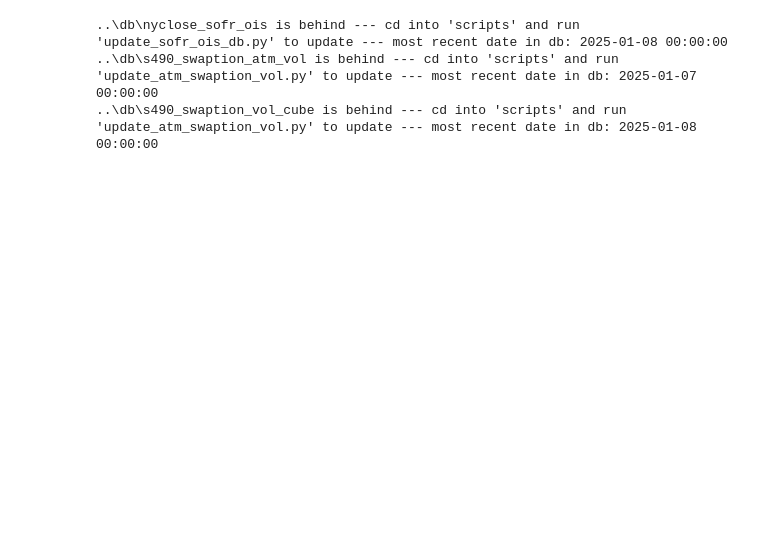
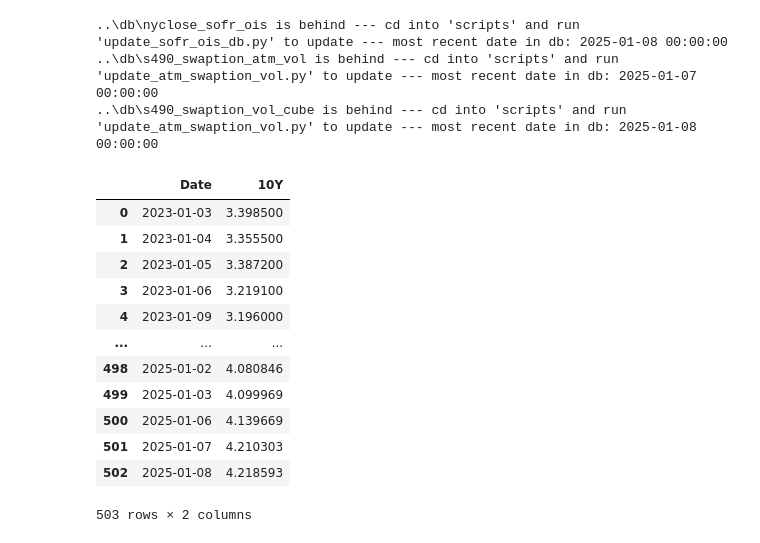
Before and after one commit to pfin/Curvy-CUSIPs, a Jupyter notebook: notebooks/temp.ipynb, the cells around one changed output. Saved outputs shown, nothing was run; the diff lists cells and outputs as text; code cells hidden in the pictures; blank space fills up the shorter version.

```diff
--- a/notebooks/temp.ipynb
+++ b/notebooks/temp.ipynb
@@ -63,3 +66,20 @@ fwd_grid_dict, ql_curves = s490_swaps.s490_nyclose_fwd_curve_matrices(
     ql_piecewise_method="logLinearDiscount",
     fwd_tenors=fwd_tenors,
 )
+# %%
+timeseries_df = s490_swaps.timeseries_builder(fwd_dict_df=fwd_grid_dict, cols=["10Y"], start_date=start_date, end_date=end_date)
+timeseries_df
+# %% [output]
+|  | Date | 10Y |
+| 0 | 2023-01-03 | 3.398500 |
+| 1 | 2023-01-04 | 3.355500 |
+| 2 | 2023-01-05 | 3.387200 |
+| 3 | 2023-01-06 | 3.219100 |
+| 4 | 2023-01-09 | 3.196000 |
+| ... | ... | ... |
+| 498 | 2025-01-02 | 4.080846 |
+| 499 | 2025-01-03 | 4.099969 |
+| 500 | 2025-01-06 | 4.139669 |
+| 501 | 2025-01-07 | 4.210303 |
+| 502 | 2025-01-08 | 4.218593 |
+503 rows × 2 columns
```
Also changed, not shown: parts of 8 cells of this notebook, 2 other files.
